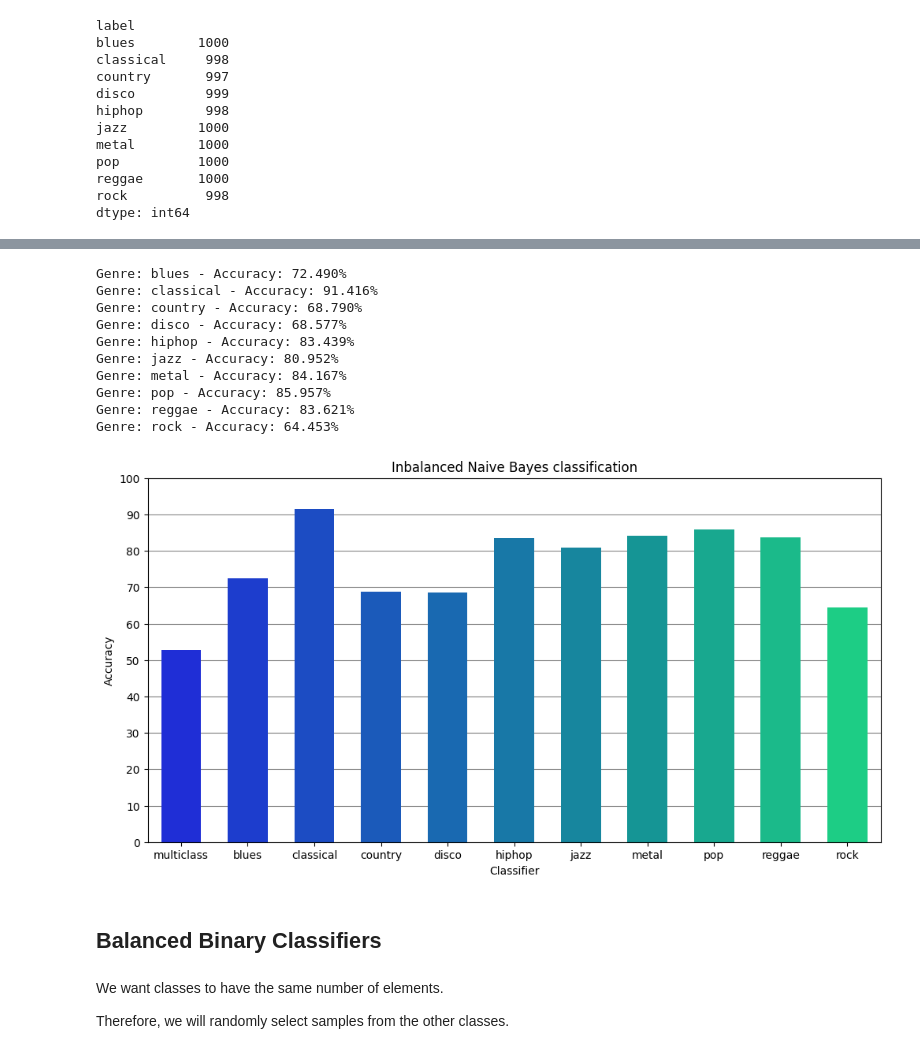
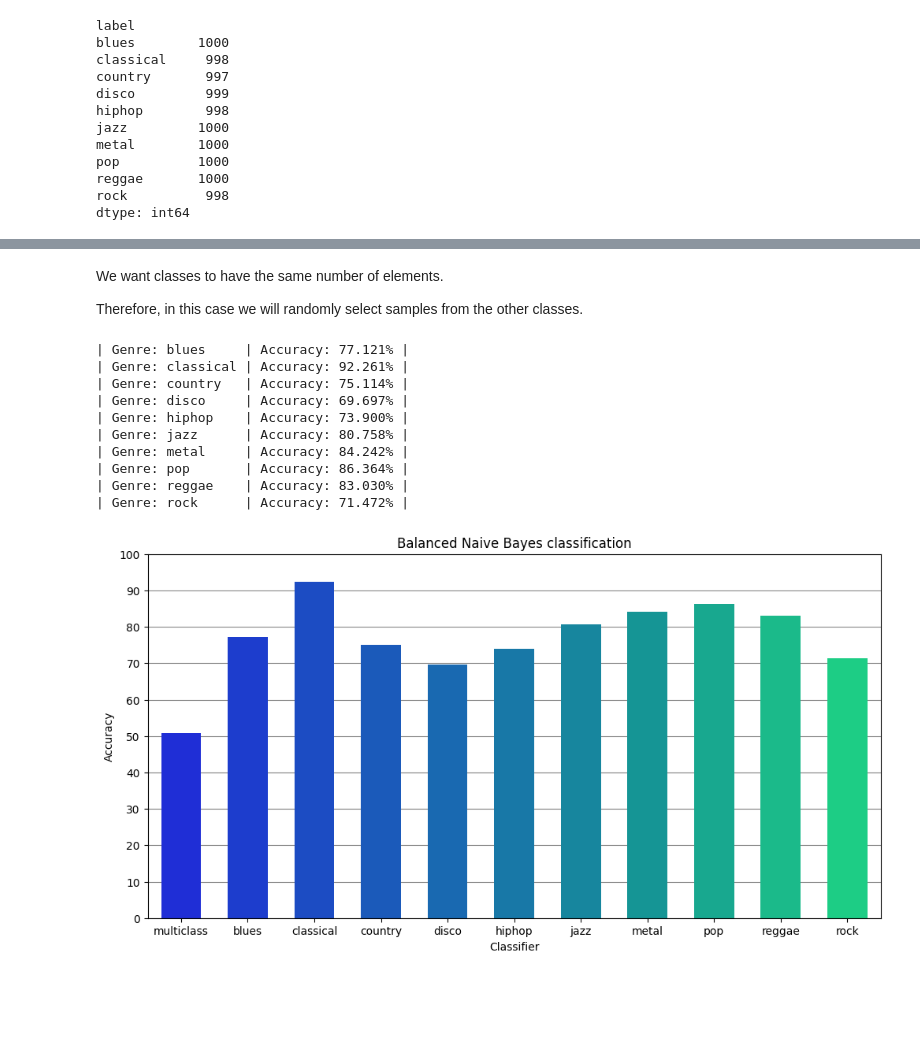
Before and after one commit to albertopirillo/naml-project-2023, a Jupyter notebook: Naive Bayes.ipynb, the cells around one changed output, grey strips where cells are left out. Saved outputs shown, nothing was run; the diff lists cells and outputs as text; code cells hidden in the pictures; blank space fills up the shorter version.

```diff
--- a/Naive Bayes.ipynb
+++ b/Naive Bayes.ipynb
@@ -55,5 +29,2 @@ Split the data into training set and validation set:
-# %%
-from sklearn.model_selection import train_test_split
-X_train, X_test, y_train, y_test = train_test_split(X, y, test_size=0.2, random_state=0)
 # %% [markdown]
 ## Multiclass classifier
@@ -86,4 +48,21 @@ accuracy = (y_test == y_pred).sum() / len(y_test)
+# %%
+from sklearn.naive_bayes import GaussianNB
+from sklearn.model_selection import train_test_split
+
+def fit_gnb(X, y, test_size):
+    # Train-validation split
+    X_train, X_test, y_train, y_test = train_test_split(X, y, test_size=test_size)
+
+    # Fit the model
+    gnb = GaussianNB()
+    gnb = gnb.fit(X_train, y_train)
+    y_pred = gnb.predict(X_test)
+
+    # Return the accuracy
+    return ((y_test == y_pred).sum() / len(y_test))
 # %%
+accuracy_list = []
+accuracy = fit_gnb(X, y, 0.33)
 accuracy_list.append(accuracy*100)
-print(f"Accuracy: {accuracy:.3%}")
+print(f"| Genre: multiclass | Accuracy: {accuracy:.3%} |")
 # %% [output]
@@ -93,2 +72,6 @@ Accuracy: 52.803%
+# %% [markdown]
+We want classes to have the same number of elements.
+
+Therefore, in this case we will randomly select samples from the other classes.
 # %%
 genres = ['blues', 'classical', 'country', 'disco', 'hiphop','jazz', 'metal', 'pop', 'reggae', 'rock']
@@ -112,16 +78,18 @@ def binary_classifier(X, y, genre, test_size):
 # %%
+from lib import balance_classes
 for genre in genres:
-    accuracy = binary_classifier(X, y.copy(), genre, 0.33)
+    Xi, yi = balance_classes(X, y, genre)
+    accuracy = fit_gnb(Xi, yi, 0.33)
     accuracy_list.append(accuracy*100)
-    print(f"Genre: {genre} - Accuracy: {accuracy:.3%}")
+    print(f"| Genre: {genre:9} | Accuracy: {accuracy:.3%} |")
 # %% [output]
-Genre: blues - Accuracy: 72.490%
-Genre: classical - Accuracy: 91.416%
-Genre: country - Accuracy: 68.790%
-Genre: disco - Accuracy: 68.577%
-Genre: hiphop - Accuracy: 83.439%
-Genre: jazz - Accuracy: 80.952%
-Genre: metal - Accuracy: 84.167%
-Genre: pop - Accuracy: 85.957%
-Genre: reggae - Accuracy: 83.621%
-Genre: rock - Accuracy: 64.453%
+| Genre: blues     | Accuracy: 77.121% |
+| Genre: classical | Accuracy: 92.261% |
+| Genre: country   | Accuracy: 75.114% |
+| Genre: disco     | Accuracy: 69.697% |
+| Genre: hiphop    | Accuracy: 73.900% |
+| Genre: jazz      | Accuracy: 80.758% |
+| Genre: metal     | Accuracy: 84.242% |
+| Genre: pop       | Accuracy: 86.364% |
+| Genre: reggae    | Accuracy: 83.030% |
+| Genre: rock      | Accuracy: 71.472% |
@@ -141,11 +96,6 @@ def plot(x, y, title):
 # %%
+from lib import plot_accuracies
 labels = ['multiclass'] + genres
-plot(labels, accuracy_list, "Inbalanced Naive Bayes classification")
+plot_accuracies(labels, accuracy_list, "Balanced Naive Bayes classification")
 # %% [output]
-[figure, old version]
+[figure, new version]
-# %% [markdown]
-## Balanced Binary Classifiers
-# %% [markdown]
-We want classes to have the same number of elements.
-
-Therefore, we will randomly select samples from the other classes.
```
Also changed, not shown: parts of 23 cells of this notebook, 1 other file.
